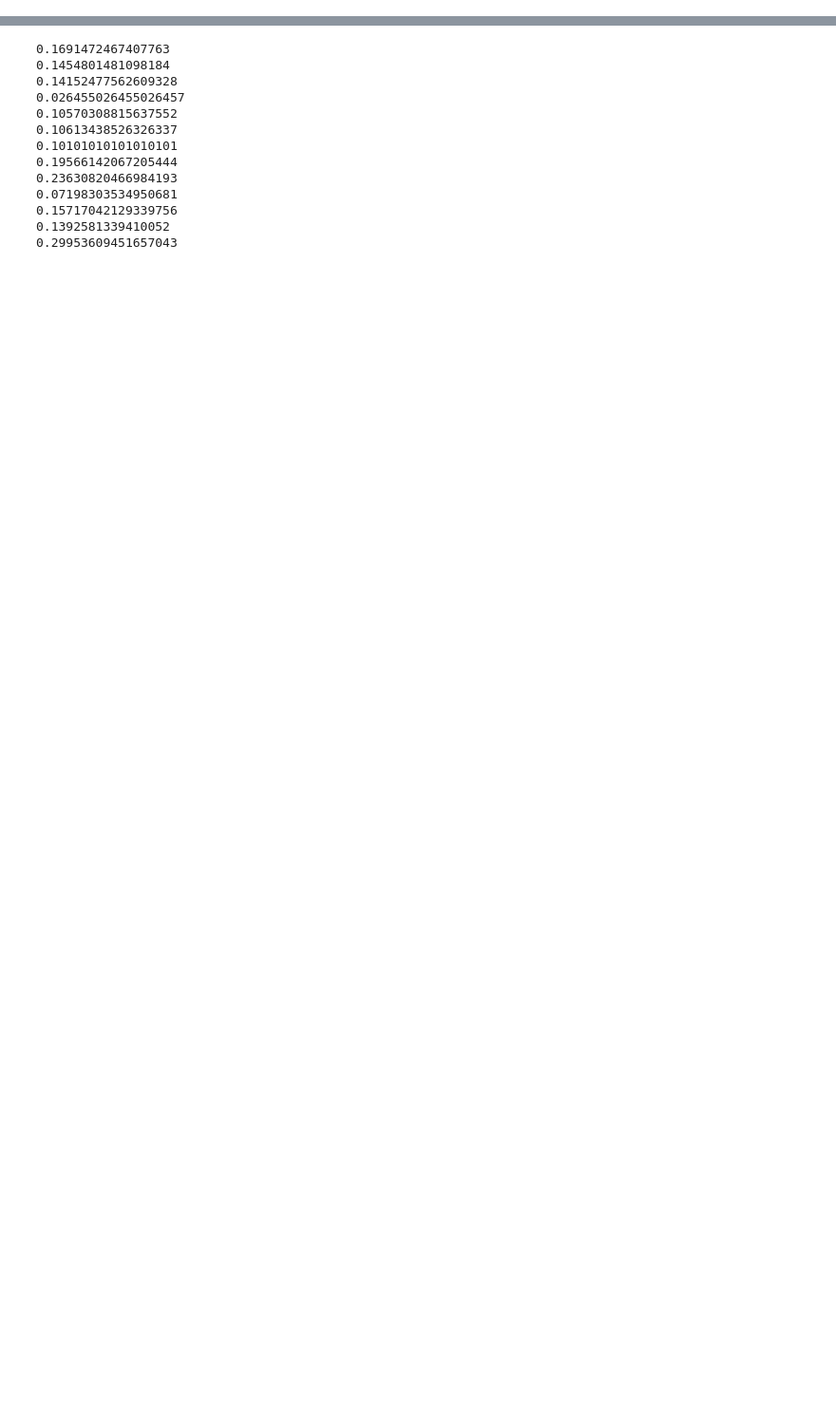
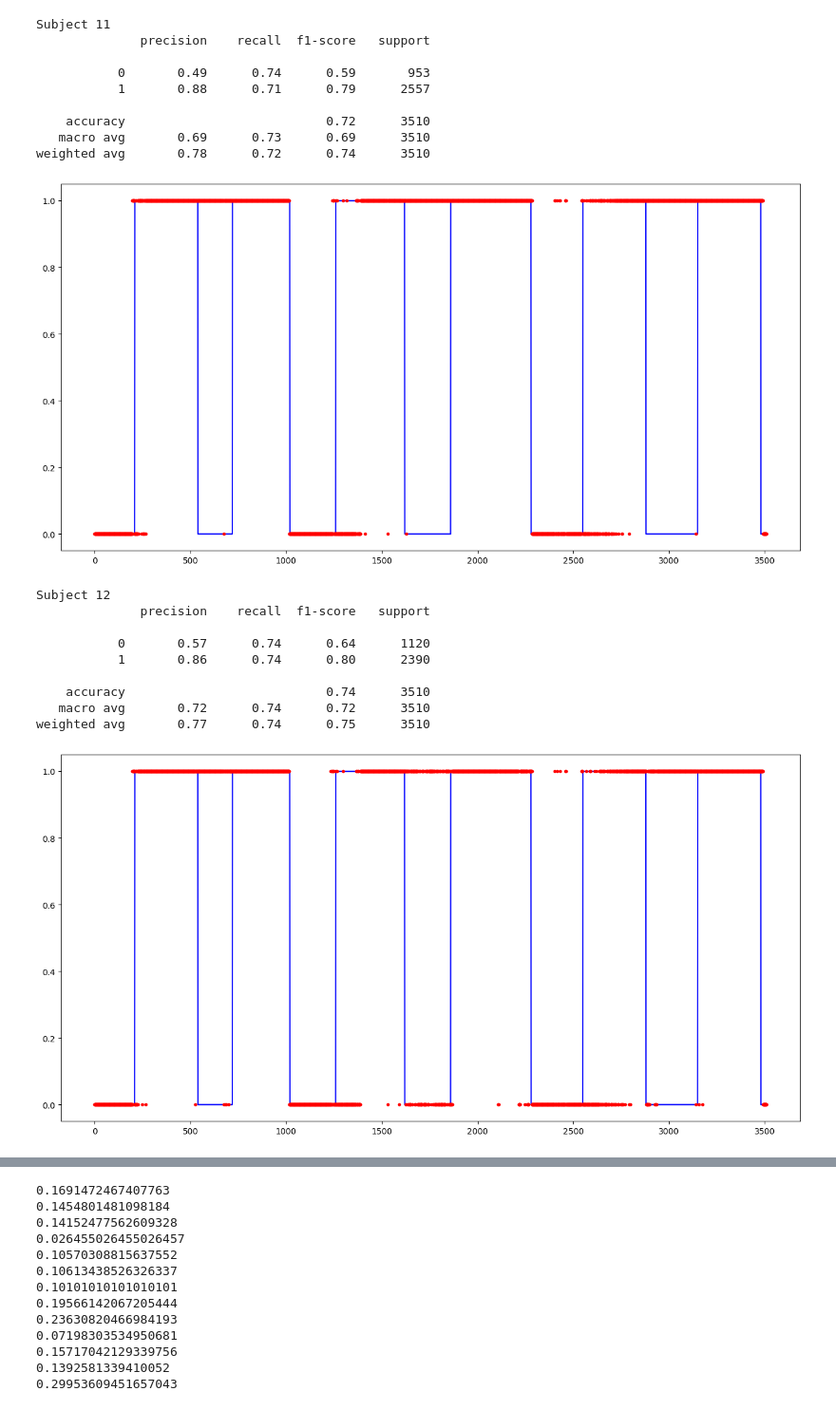
Before and after one commit to domateus/cogwear, a Jupyter notebook: playground.ipynb, the cells around one changed output, grey strips where cells are left out. Shown at 95% size. Drawn from its saved outputs; the diff is of its cells as text; code cells hidden in the pictures; blank space fills up the shorter version.

Commit message:
starts feature engineering process; svm had suspiciously good results

```diff
--- a/playground.ipynb
+++ b/playground.ipynb
@@ -171,0 +48,18 @@ eeg.show(1)
+# %%
+def cv_train(experiment, x_test, y_test, preds_dict):
+  X = []
+  y = []
+  for s in experiment.splits:
+    clf = svm.SVC()
+    X = np.concatenate([s.x_train(), s.x_val()])
+    y = np.concatenate([s.y_train(), s.y_val()])
+
+    X = np.reshape(X, (1, -1, 10))[0]
+    y = np.reshape(y, (1, -1))[0]
+
+    clf.fit(X, y)
+    y_pred = clf.predict(x_test)
+    preds_dict[s.id] = {
+      'y_pred': y_pred,
+      'y_true': y_test
+    }
@@ -171,0 +69,40 @@ eeg.show(1)
+# %%
+def show_results(y_preds):
+  for x in y_preds:
+    print(f'Subject {x}')
+    y_true = y_preds[x]['y_true']
+    y_pred = y_preds[x]['y_pred']
+    print(classification_report(y_pred,y_true))
+
+    plt.figure(figsize=(16, 8))
+    plt.plot(y_true, 'b-', y_pred, 'r.')
+    plt.show()
+# %%
+smsx, smsy = test_values(fee)
+empx, empy = test_values(emp)
+# %%
+cv_train(fee, smsx, smsy, sms_preds)
+cv_train(emp, empx, empy, emp_preds)
+# %%
+show_results(emp_preds)
+# %% [output]
+Subject 11
+              precision    recall  f1-score   support
+
+           0       0.49      0.74      0.59       953
+           1       0.88      0.71      0.79      2557
+
+    accuracy                           0.72      3510
+   macro avg       0.69      0.73      0.69      3510
+weighted avg       0.78      0.72      0.74      3510
+[figure, added]
+Subject 12
+              precision    recall  f1-score   support
+
+           0       0.57      0.74      0.64      1120
+           1       0.86      0.74      0.80      2390
+
+    accuracy                           0.74      3510
+   macro avg       0.72      0.74      0.72      3510
+weighted avg       0.77      0.74      0.75      3510
+[figure, added]
```
Also changed, not shown: parts of 48 cells of this notebook, 10 other files.
